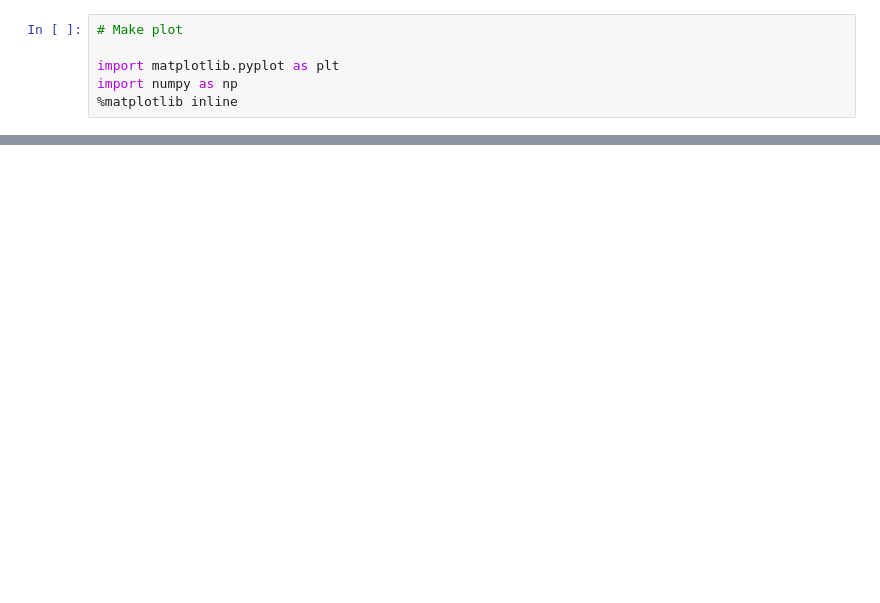
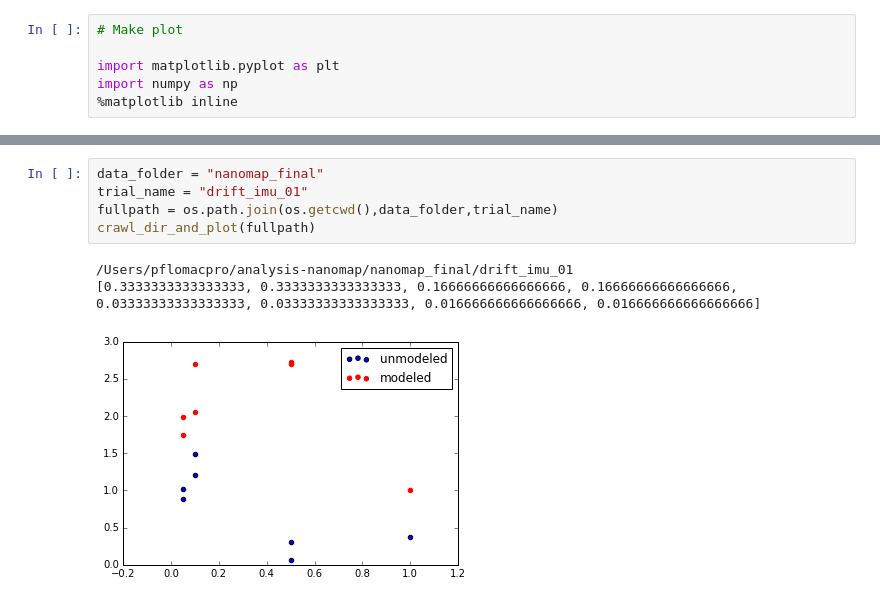
Before and after one commit to peteflorence/analysis-nanomap, a Jupyter notebook: Robustness plots.ipynb, the cells around one changed output, grey strips where cells are left out. Saved outputs shown, nothing was run; the diff lists cells and outputs as text; blank space fills up the shorter version.

Commit message:
plots from last night small datasets

```diff
--- a/Robustness plots.ipynb
+++ b/Robustness plots.ipynb
@@ -60,4 +63,13 @@ crawl_dir_and_plot(fullpath)
 [figure]
+# %%
+data_folder = "nanomap_final"
+trial_name = "drift_imu_01"
+fullpath = os.path.join(os.getcwd(),data_folder,trial_name)
+crawl_dir_and_plot(fullpath)
+# %% [output]
+/Users/pflomacpro/analysis-nanomap/nanomap_final/drift_imu_01
+[0.3333333333333333, 0.3333333333333333, 0.16666666666666666, 0.16666666666666666, 0.03333333333333333, 0.03333333333333333, 0.016666666666666666, 0.016666666666666666]
+[figure, added]
 # %%
 data_folder = "nanomap_final"
 trial_name = "drift_imu_02"
```
Also changed, not shown: parts of 4 cells of this notebook.
